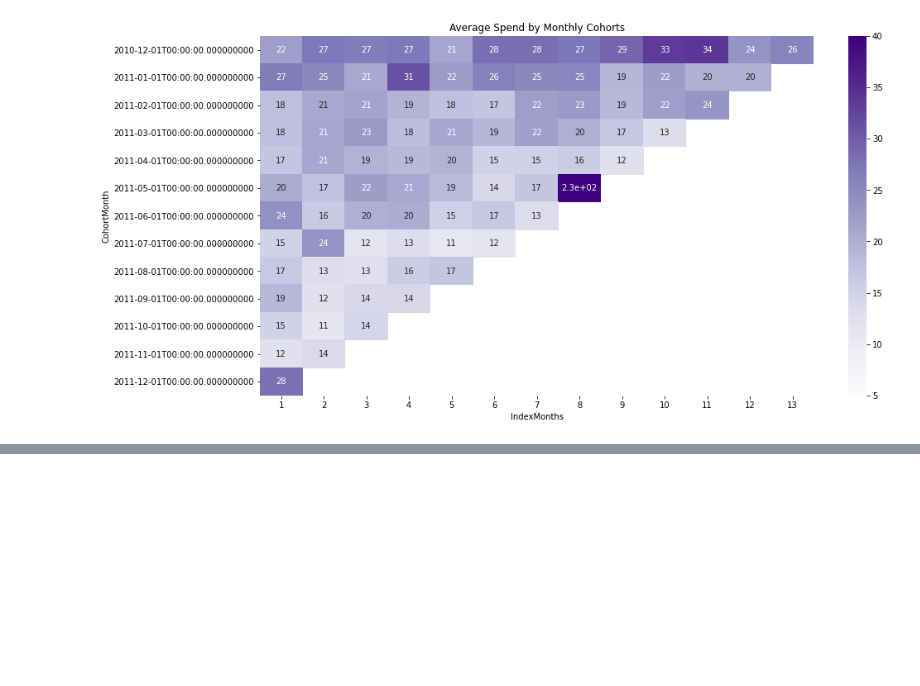
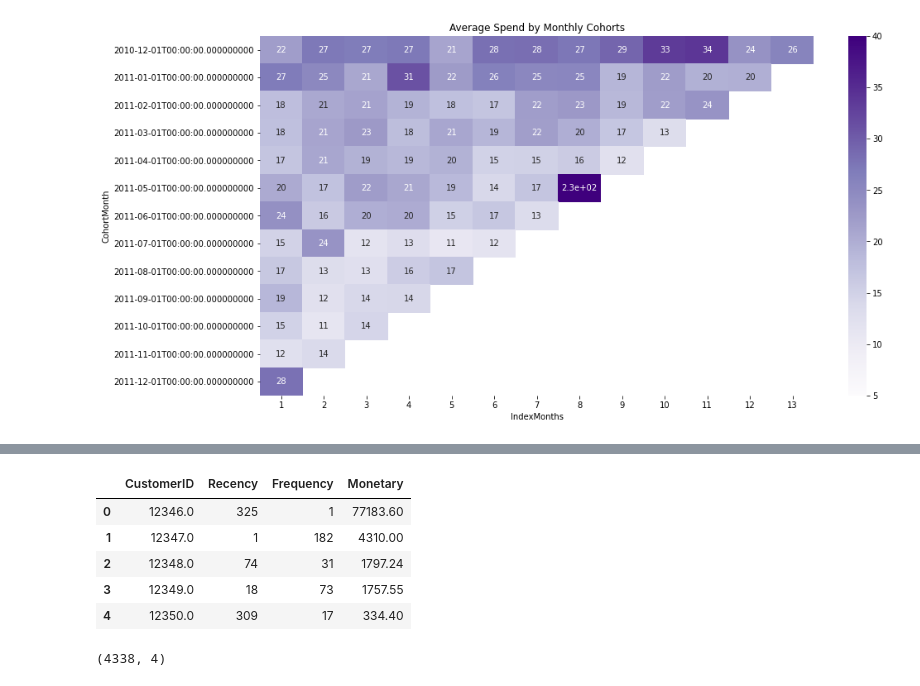
Before and after one commit to ovokpus/Customer-Segmentation, a Jupyter notebook: retail_project.ipynb, the cells around one changed output, grey strips where cells are left out. Saved outputs shown, nothing was run; the diff lists cells and outputs as text; code cells hidden in the pictures; blank space fills up the shorter version.

```diff
--- a/retail_project.ipynb
+++ b/retail_project.ipynb
@@ -503,0 +568,4 @@ plt.show()
+# %%
+recency_data = data.df.groupby(by='CustomerID', as_index=False)['InvoiceDate'].max()
+recency_data.columns = ['CustomerID', 'LastPurchaseDate']
+recency_data.head()
@@ -503,0 +579,4 @@ plt.show()
+# %%
+recency_data['Recency'] = recency_data['LastPurchaseDate'].apply(lambda x: (now - x).days)
+recency_data.drop('LastPurchaseDate', axis=1, inplace=True)
+recency_data.head()
@@ -503,0 +590,4 @@ plt.show()
+# %%
+frequency_data = data.df.groupby(by='CustomerID', as_index=False)['InvoiceNo'].count()
+frequency_data.columns = ['CustomerID', 'Frequency']
+frequency_data.head()
@@ -503,0 +601,4 @@ plt.show()
+# %%
+monetary_data = data.df.groupby(by='CustomerID', as_index=False).agg({'TotalPrice': 'sum'})
+monetary_data.columns = ['CustomerID', 'Monetary']
+monetary_data.head()
@@ -503,0 +612,15 @@ plt.show()
+# %%
+rf_data = recency_data.merge(frequency_data, on='CustomerID' )
+rfm_data = rf_data.merge(monetary_data, on='CustomerID')
+rfm_data.head()
+# %% [output]
+|  | CustomerID | Recency | Frequency | Monetary |
+| 0 | 12346.0 | 325 | 1 | 77183.60 |
+| 1 | 12347.0 | 1 | 182 | 4310.00 |
+| 2 | 12348.0 | 74 | 31 | 1797.24 |
+| 3 | 12349.0 | 18 | 73 | 1757.55 |
+| 4 | 12350.0 | 309 | 17 | 334.40 |
+# %%
+rfm_data.shape
+# %% [output]
+(4338, 4)
```
Also changed, not shown: parts of 19 cells of this notebook.
